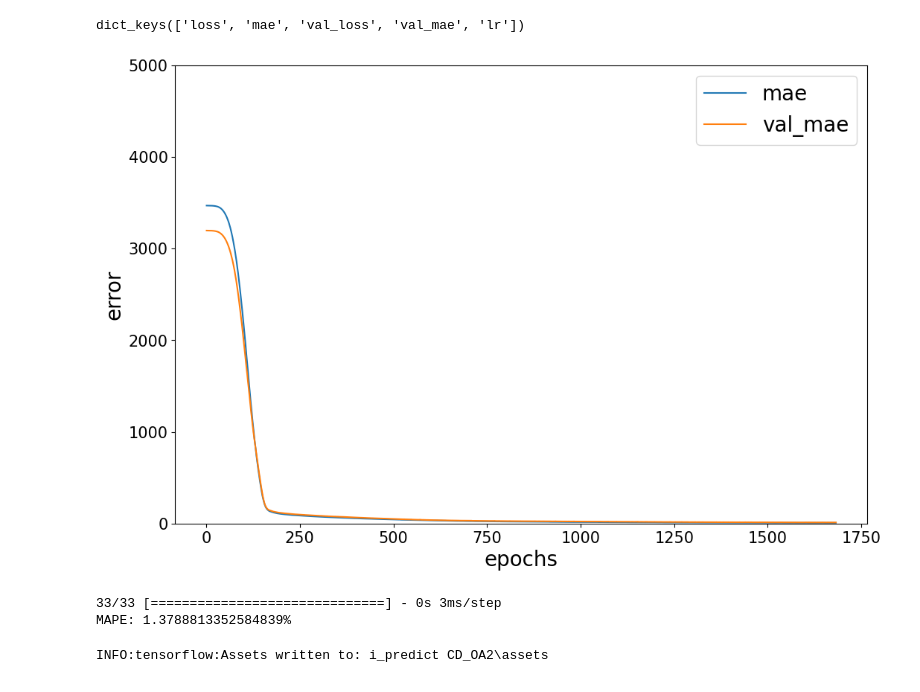
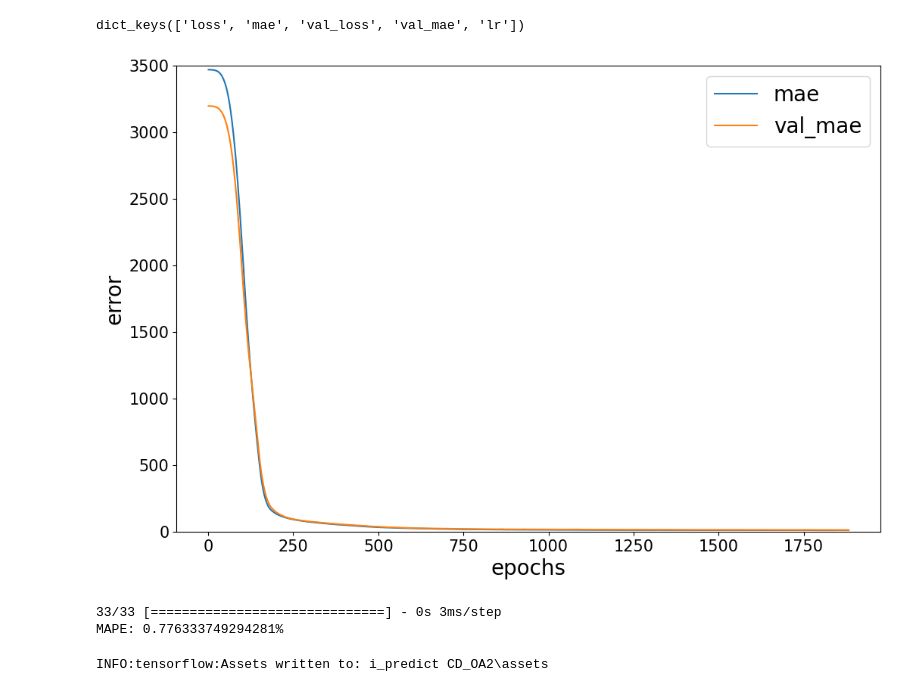
Before and after one commit to OkaHaruya/Oka-fcsl, a Jupyter notebook: ANOVA_24-3-21/ANN_CD_OA 2.ipynb, the cells around one changed output. Saved outputs shown, nothing was run; the diff lists cells and outputs as text; code cells hidden in the pictures.

```diff
--- a/ANOVA_24-3-21/ANN_CD_OA 2.ipynb
+++ b/ANOVA_24-3-21/ANN_CD_OA 2.ipynb
@@ -82,13 +85,14 @@ model.compile(loss='mean_absolute_error',
               metrics=['mae'],
               run_eagerly=False)   #計算時間5倍くらいかかる
 # %%
+start_time = time.time()
 callbacks1 = tf.keras.callbacks.ReduceLROnPlateau(monitor='val_mae',
                             factor=0.2,
                             patience=5,
                             mode="auto",
-                            min_lr=0.001)
+                            min_lr=1e-2)
 callbacks2 = tf.keras.callbacks.EarlyStopping(monitor="val_mae",
-                                              patience=20,
+                                              patience=50,
                                               mode="auto")
 history =  model.fit(x=x_train,
                      y=y_train,
@@ -96,5 +100,8 @@ history =  model.fit(x=x_train,
                      batch_size=200,
                      validation_data=(x_test, y_test),
                      callbacks=[callbacks1,callbacks2])
+end_time = time.time()
+elapsed_time = end_time - start_time   #経過時間を計算して表示
+print(f"計算にかかった時間: {elapsed_time}秒")
 # %% [output]
 Epoch 1/20000
@@ -122,20 +129,20 @@ dict_keys(['loss', 'mae', 'val_loss', 'val_mae', 'lr'])
 # %%
 mae = history_dict['mae']
 val_mse = history_dict['val_mae']
 epochs = range(1, len(mae) + 1)
 
 plt.rcParams["font.size"] = 15
 plt.figure(figsize=(12, 8))
 plt.plot(epochs, mae, label='mae')
 plt.plot(epochs, val_mse, label='val_mae')
 plt.xlabel("epochs",fontsize=20)
 plt.ylabel("error",fontsize=20)
-plt.ylim((0,5000))
+plt.ylim((0,3500))
 plt.legend(loc = 'best',fontsize=20)
 #plt.savefig('mae_transition.png')
 plt.show()
 # %% [output]
-[figure, old version]
+[figure, new version]
 # %%
 import tensorflow as tf
 
@@ -159,7 +166,7 @@ mape_value = mean_absolute_percentage_error(y_true,y_pred)
 print(f"MAPE: {mape_value.numpy()}%")
 # %% [output]
 33/33 [==============================] - 0s 3ms/step
-MAPE: 1.3788813352584839%
+MAPE: 0.776333749294281%
 # %%
 weights = [com.get_weights() for com in model.layers[0:]]
 model.layers[0].set_weights(weights[0])
```
Also changed, not shown: parts of 3 cells of this notebook, 6 other files.
